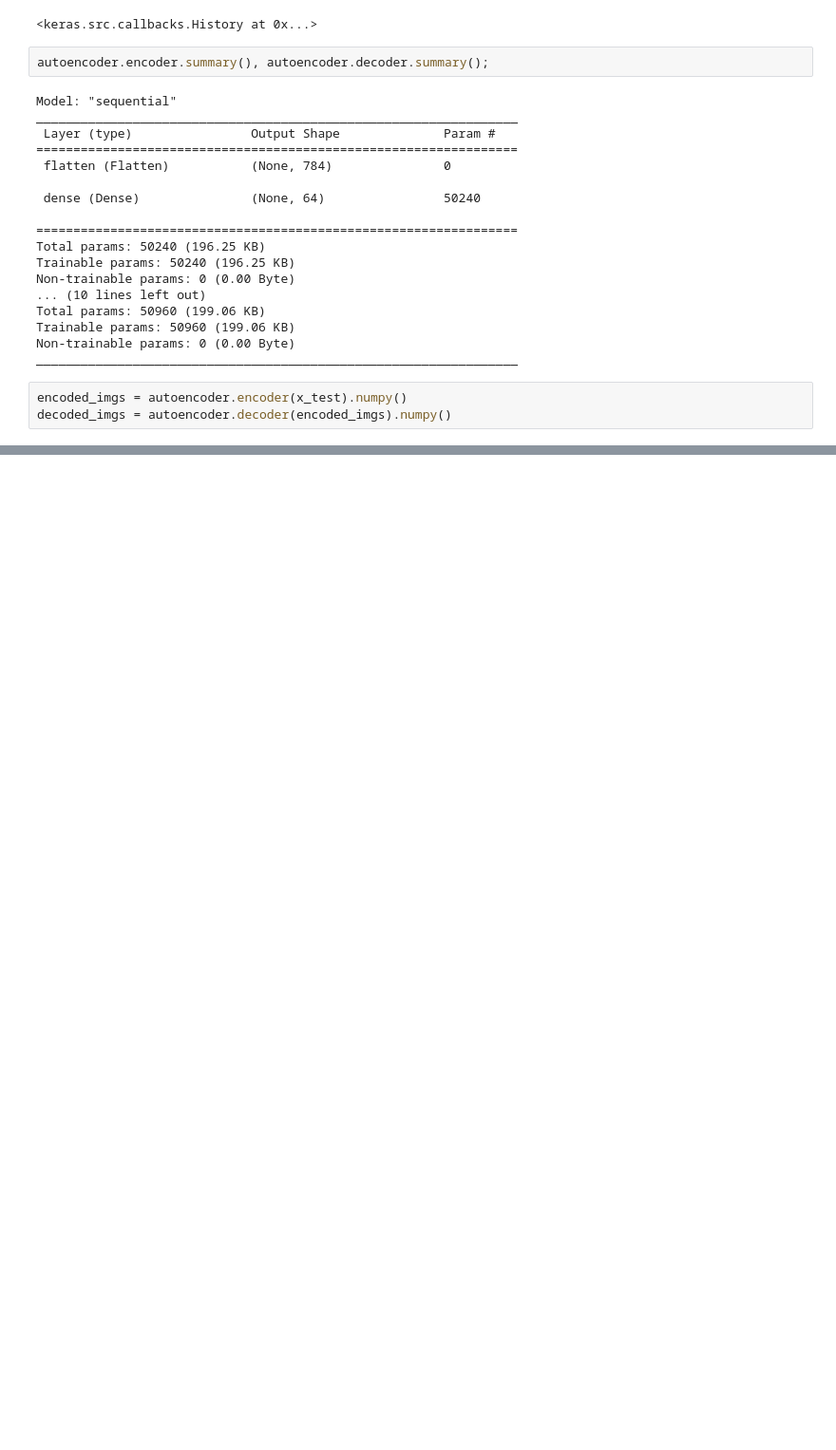
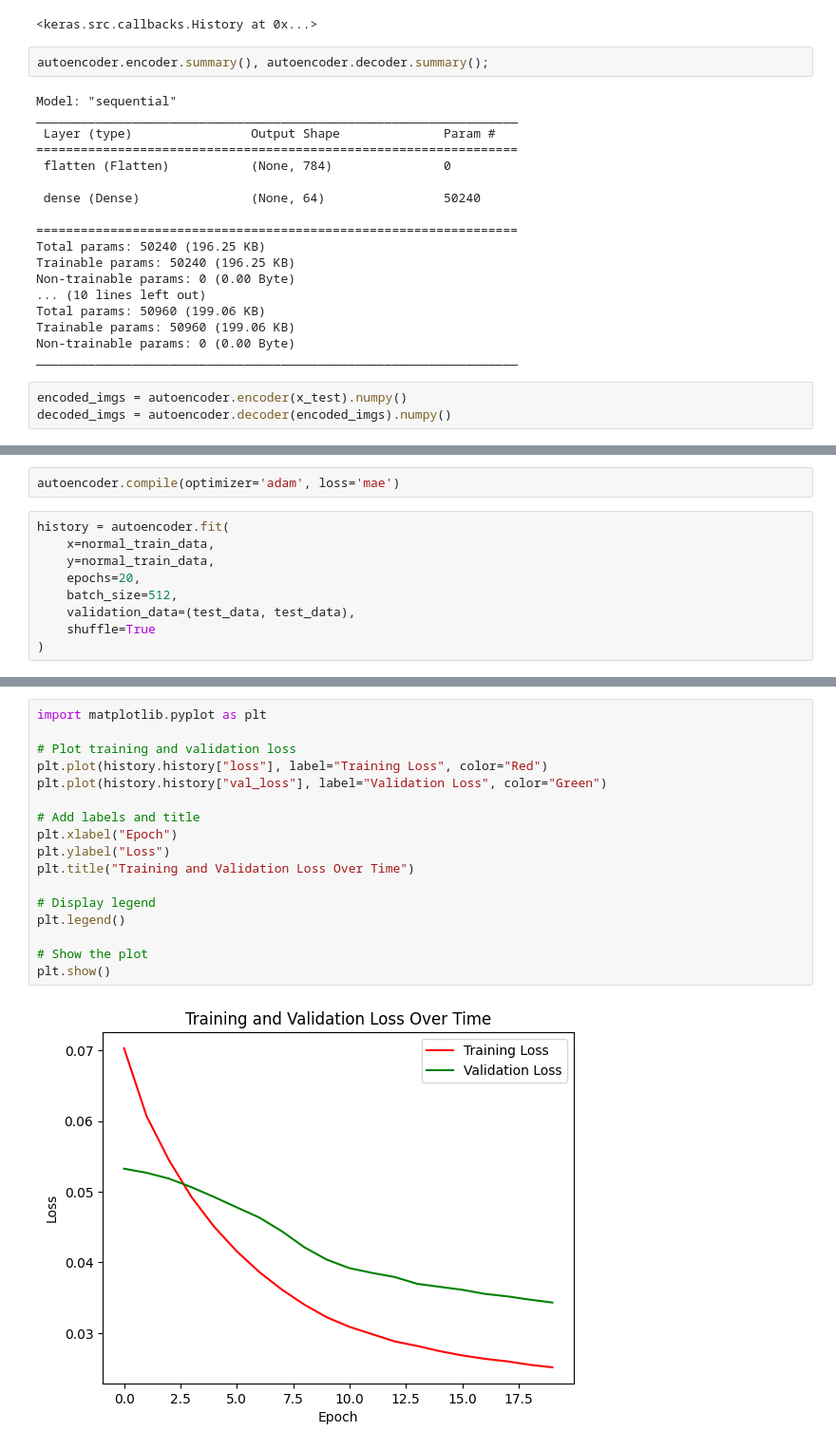
Before and after one commit to Amirhatamian/ML-, a Jupyter notebook: ML.ipynb, the cells around one changed output, grey strips where cells are left out. Shown: that part at 95% size. Drawn from its saved outputs; the diff is of its cells as text; blank space fills up the shorter version.

```diff
--- a/ML.ipynb
+++ b/ML.ipynb
@@ -126,0 +337,11 @@ decoded_imgs = autoencoder.decoder(encoded_imgs).numpy()
+# %%
+autoencoder.compile(optimizer='adam', loss='mae')
+# %%
+history = autoencoder.fit(
+    x=normal_train_data,
+    y=normal_train_data,
+    epochs=20,
+    batch_size=512,
+    validation_data=(test_data, test_data),
+    shuffle=True
+)
@@ -126,0 +366,19 @@ decoded_imgs = autoencoder.decoder(encoded_imgs).numpy()
+# %%
+import matplotlib.pyplot as plt
+
+# Plot training and validation loss
+plt.plot(history.history["loss"], label="Training Loss", color="Red")
+plt.plot(history.history["val_loss"], label="Validation Loss", color="Green")
+
+# Add labels and title
+plt.xlabel("Epoch")
+plt.ylabel("Loss")
+plt.title("Training and Validation Loss Over Time")
+
+# Display legend
+plt.legend()
+
+# Show the plot
+plt.show()
+# %% [output]
+[figure, added]
```
Also changed, not shown: parts of 22 cells of this notebook.
